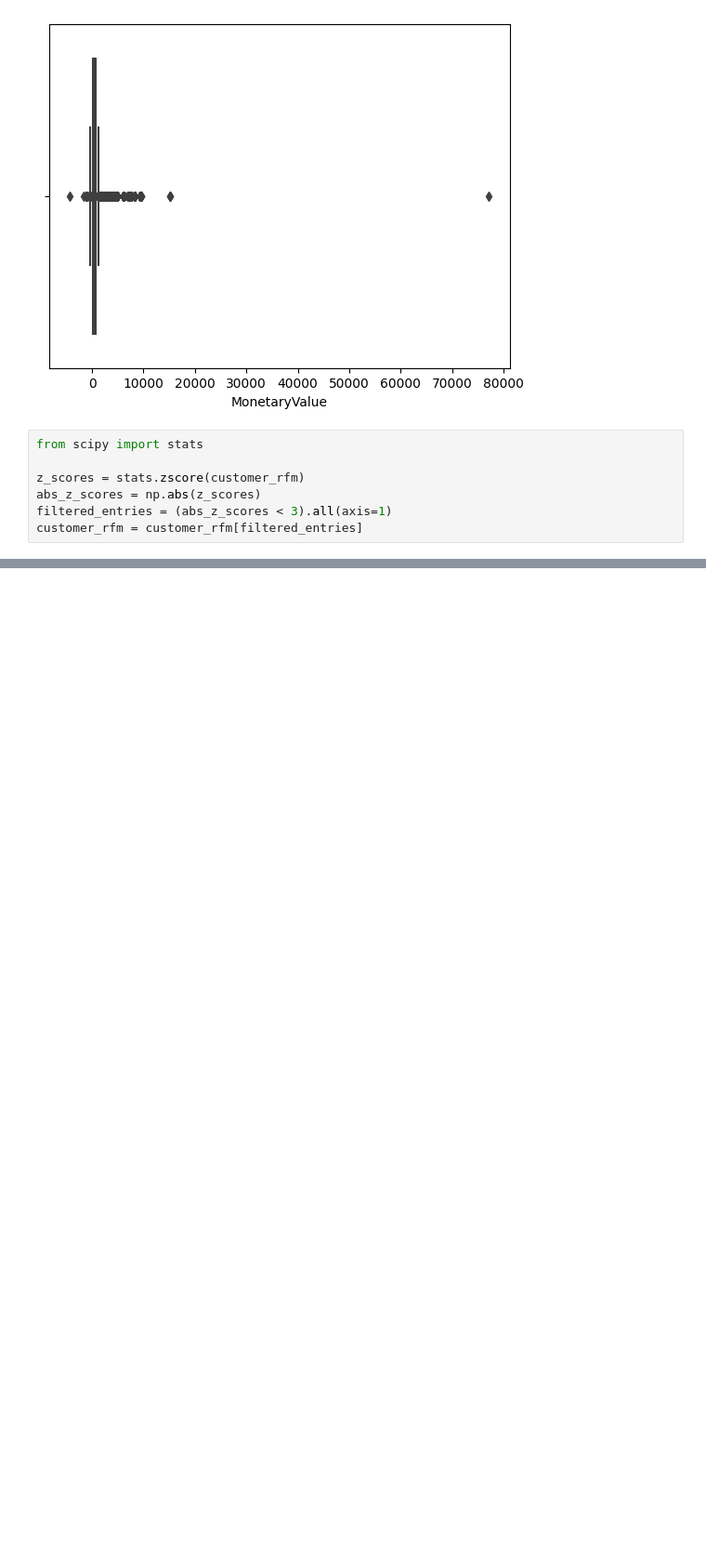
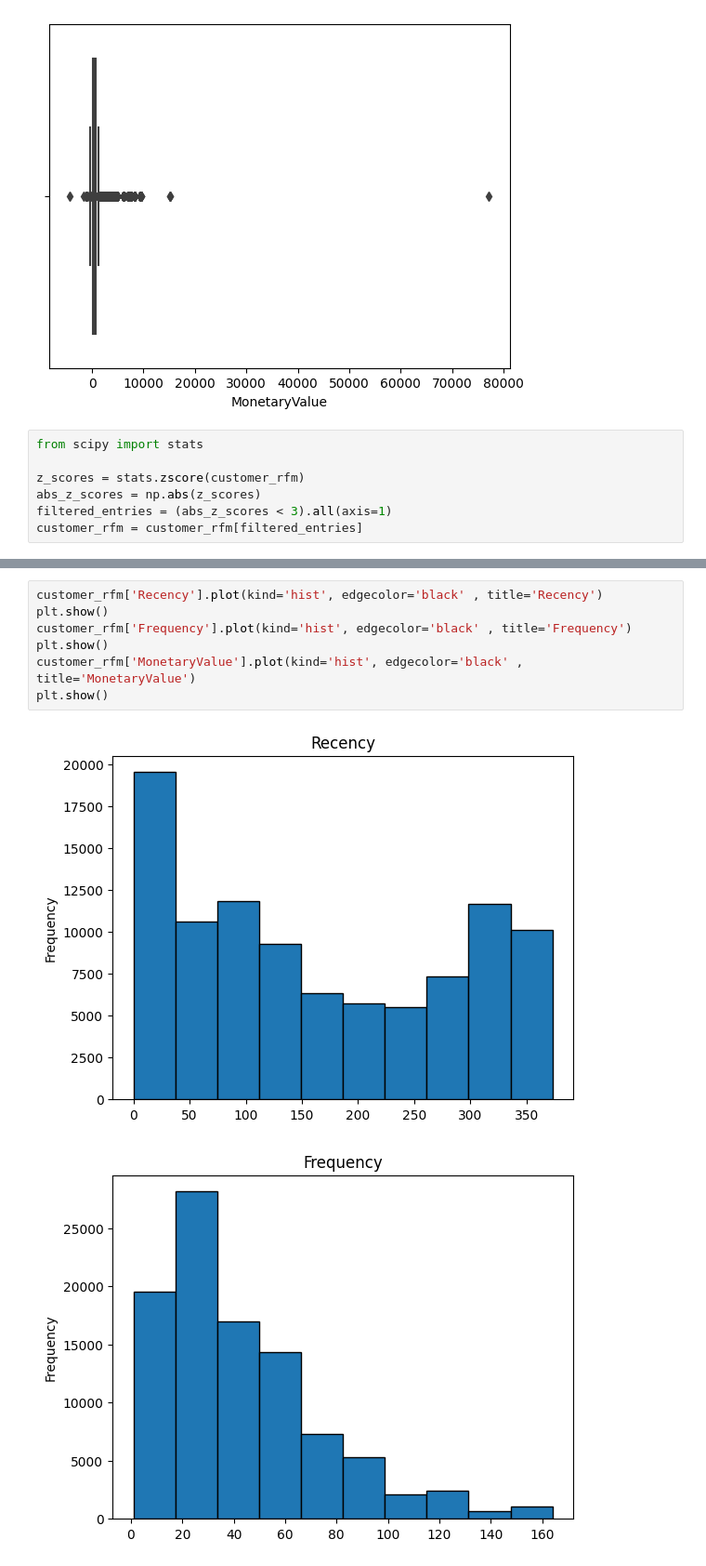
Before and after one commit to SaiMounicaGudimella/CustomerSegmentation, a Jupyter notebook: customer-segmentation.ipynb, the cells around one changed output, grey strips where cells are left out. Shown at 93% size. Drawn from its saved outputs; the diff is of its cells as text; blank space fills up the shorter version.

Commit message:
Kaggle Notebook | Customer Segmentation | RFM

```diff
--- a/customer-segmentation.ipynb
+++ b/customer-segmentation.ipynb
@@ -152,0 +162,10 @@ customer_rfm = customer_rfm[filtered_entries]
+# %%
+customer_rfm['Recency'].plot(kind='hist', edgecolor='black' , title='Recency')
+plt.show()
+customer_rfm['Frequency'].plot(kind='hist', edgecolor='black' , title='Frequency')
+plt.show()
+customer_rfm['MonetaryValue'].plot(kind='hist', edgecolor='black' , title='MonetaryValue')
+plt.show()
+# %% [output]
+[figure, added]
+[figure, added]
```
Also changed, not shown: parts of 9 cells of this notebook.
